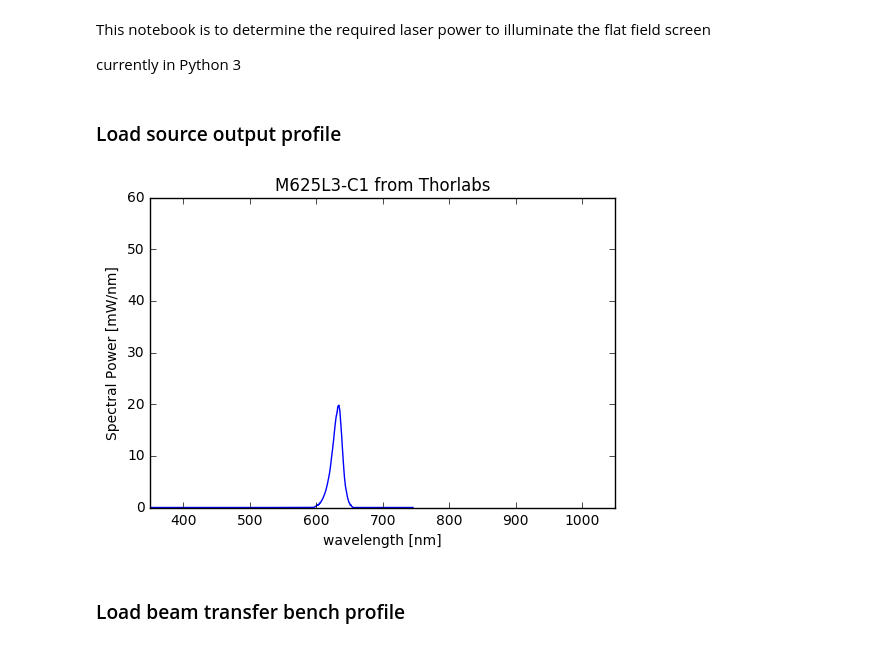
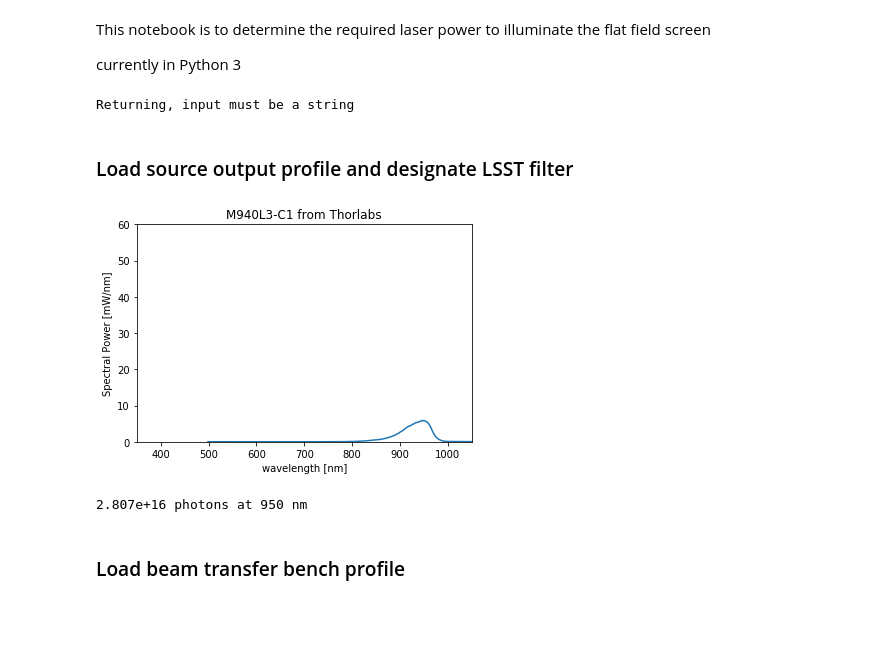
Before and after one commit to patrickingraham/LSST_main_telescope_calibration_notebooks, a Jupyter notebook: laser_throughput_calc/Flat Field Illumination Throughput White Light - Single Projector - no Fiber.ipynb, the cells around one changed output. Drawn from its saved outputs; the diff is of its cells as text; code cells hidden in the pictures; blank space fills up the shorter version.

```diff
--- a/laser_throughput_calc/Flat Field Illumination Throughput White Light - Single Projector - no Fiber.ipynb
+++ b/laser_throughput_calc/Flat Field Illumination Throughput White Light - Single Projector - no Fiber.ipynb
@@ -16,9 +16,14 @@ c = 3e8 # m/s
 # %%
 def get_white_light_source(self):
     import numpy as np
+    import sys
 
     # check to make sure self is a string
-    #MUST INCLUDE
+    try:
+        test = self.lower()
+    except AttributeError:
+        print("Returning, input must be a string")
+        return()
 
     # make self lowercase
     self = self.lower()
@@ -26,14 +31,14 @@ def get_white_light_source(self):
     if self == 'energetiq_99xfc_600um_fiber':
         # Load Energetiq-99XFC profile output profile (no fiber)
         # no actual profile, just guessing from the curve in the PDF file
-        filename='/Users/patrickingraham/LSST/laser_throughput_calc/Laser_power_data/Energetiq-99XFC.csv'
+        filename='Laser_power_data/Energetiq-99XFC.csv'
         energetiq_99xfc_data = np.genfromtxt(filename,
                           delimiter=',',comments='#') # wavelength [nm], Transmission
         #curve assumes a 230um diameter fiber, 1m in length
         # can use a 600µm fibre which then increases flux by a factor of ~2.25.
         fiber_diameter_multiplier = 2.25
 
-        energetiq_99xfc_wave =      np.concatenate((energetiq_99xfc_data[:,0],np.array([1200]))) # nm
+        energetiq_99xfc_wave = np.concatenate((energetiq_99xfc_data[:,0],np.array([1200]))) # nm
         energetiq_99xfc_flux_W_nm =  np.concatenate((energetiq_99xfc_data[:,1],
                                              np.array([25])))*1e-6*fiber_diameter_multiplier # in watts/nm
 
@@ -45,7 +50,7 @@ def get_white_light_source(self):
     if self == 'energetiq_99x':
         # Load Energetiq-99X profile output profile
         # profile esimated from the curve in the PDF file
-        filename='/Users/patrickingraham/LSST/laser_throughput_calc/Laser_power_data/Energetiq-99X.csv'
+        filename='laser_throughput_calc/Laser_power_data/Energetiq-99X.csv'
         energetiq_99x_data = np.genfromtxt(filename,
                           delimiter=',',comments='#') # wavelength [nm], Transmission
 
@@ -74,7 +79,7 @@ def get_white_light_source(self):
         return(data)
 
     if '-c1' in self:
-        filename='/Users/patrickingraham/LSST/laser_throughput_calc/Laser_power_data/white_light_sources/C1_CollimatedHighPowerLEDs_ScaledSpectra_8.csv'
+        filename='Laser_power_data/white_light_sources/C1_CollimatedHighPowerLEDs_ScaledSpectra_8.csv'
 
         source_raw_data = np.genfromtxt(filename,skip_header=4,
                           delimiter=',',comments='#') # wavelength [nm], Transmission
@@ -89,7 +94,7 @@ def get_white_light_source(self):
         #print(source_labels_data[ind])
         wave_nm = source_raw_data[:,ind]
         flux_W_nm = source_raw_data[:,ind+1] / 1000.0 # input is in mW
-        fiber_diameter_multiplier=1.0 # junk input
+        fiber_diameter_multiplier=None # junk input
         data={"wave_nm":wave_nm, "flux_W_nm":flux_W_nm,
               "fiber_diameter_multiplier":fiber_diameter_multiplier}
         return(data)
@@ -98,9 +103,16 @@ def get_white_light_source(self):
     print('energetiq_99xfc_600um_fiber')
     print('energetiq_99x')
     return()
+# %%
+source_data=get_white_light_source(3)
+# %% [output]
+Returning, input must be a string
 # %% [markdown]
-### Load source output profile
+### Load source output profile and designate LSST filter
 # %%
+#LSST filter
+filter = 'y'  # ugrizy
+
 # assume 2inch collimators from thorlabs, sources have 1mm by 1mm sizes
 #laser = 'M365LP1-C1' # u-band = 1.0 minutes at SNR = 1000 -> ~2 inch diam housing
 #laser = 'M365L2-C1' # u-band = 4.0 minutes at SNR = 1000 -> ~1 inch diam housing
@@ -108,10 +120,10 @@ def get_white_light_source(self):
 #laser = 'M385LP1-C1' # u-band = 0.8 minutes at SNR = 1000 -> ~2 inch diam
 #laser = 'M455L3-C1' # b-band = 0.6 minutes at SNR = 1000 -> ~1 inch diam
 #laser = 'M660L4-C1' # r-band = 0.3 minutes at SNR = 1000 -> ~1 inch diam - source is 1.5mm x 1.5mm
-laser = 'M625L3-C1' # r-band = 0.5 minutes at SNR = 1000 -> ~1 inch diam
+#laser = 'M625L3-C1' # r-band = 0.5 minutes at SNR = 1000 -> ~1 inch diam
 #laser = 'M730L4-C1' # i-band = 0.7 minutes at SNR = 1000 -> ~1 inch diam
 #laser = 'M850L3-C1' # z-band = 0.3 minutes at SNR = 1000 -> ~1 inch diam
-#laser = 'M940L3-C1' # y-band = 0.7 minutes at SNR = 1000 -> ~1 inch diam
+laser = 'M940L3-C1' # y-band = 0.7 minutes at SNR = 1000 -> ~1 inch diam
 
 source_data=get_white_light_source(laser)
 
@@ -121,36 +133,37 @@ fiber_diameter_multiplier=source_data['fiber_diameter_multiplier']
 
 if 1 == 1:
 
     if laser == 'energetiq_99x':
         conv_fact=1.0/(collecting_area * solid_angle / 1000)
 
         plt.ylim([0.001,100])
         plt.xlim([170,800])
         plt.ylabel('Spectral Radiance [mW/nm/sr/mm^2]')
         plt.xlabel('wavelength [nm]')
         plt.title(laser)
         plt.semilogy(laser_wave,laser_flux_W_nm*conv_fact/fiber_diameter_multiplier,'-g',label="Power vs wavelengh")
 
     if '-c1' in laser.lower():
         plt.ylim([0,60])
         plt.xlim([350,1050])
         plt.ylabel('Spectral Power [mW/nm]')
         plt.xlabel('wavelength [nm]')
         plt.title(laser+' from Thorlabs')
         plt.plot(laser_wave,laser_flux_W_nm*1000)
 
     #plt.legend()
     plt.show()
     plt.close()
 
 
 # convert to photons
 number_of_photons = laser_flux_W_nm / (h*c/(laser_wave*1e-9))  # photons per second per nm
 
-#ind=50 # indice of interest
-#print("%.4g photons at %d nm" % (number_of_photons[ind], laser_wave[ind]) )
+ind,= np.where(number_of_photons == np.nanmax(number_of_photons)) # indice of interest
+print("%.4g photons at %d nm" % (number_of_photons[ind], laser_wave[ind]) )
 # %% [output]
-[figure, old version]
+[figure, new version]
+2.807e+16 photons at 950 nm
 # %% [markdown]
 ### Load beam transfer bench profile
 # %%
```
Also changed, not shown: parts of 18 cells of this notebook, 2 other files.
